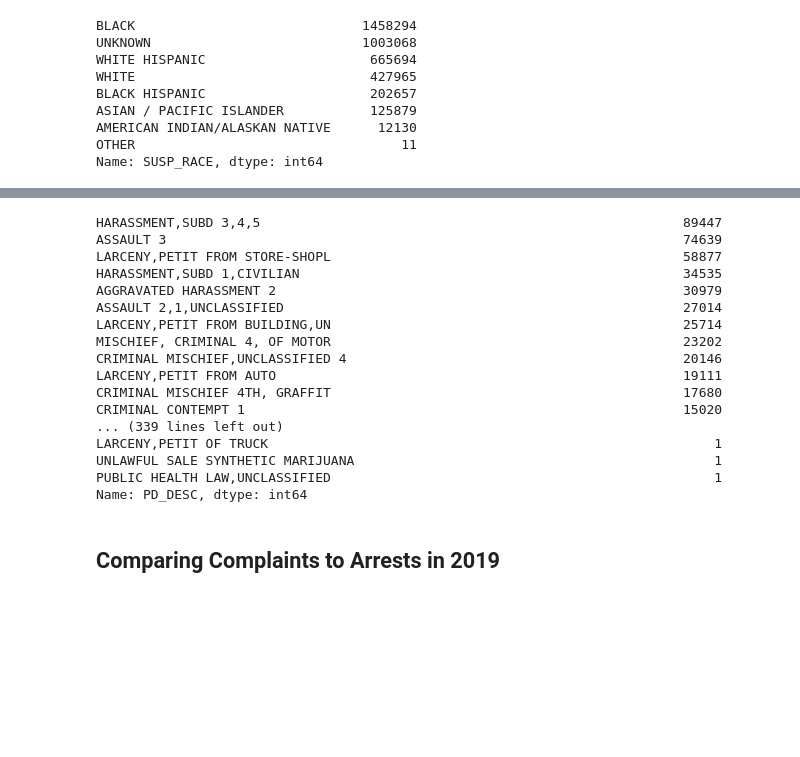
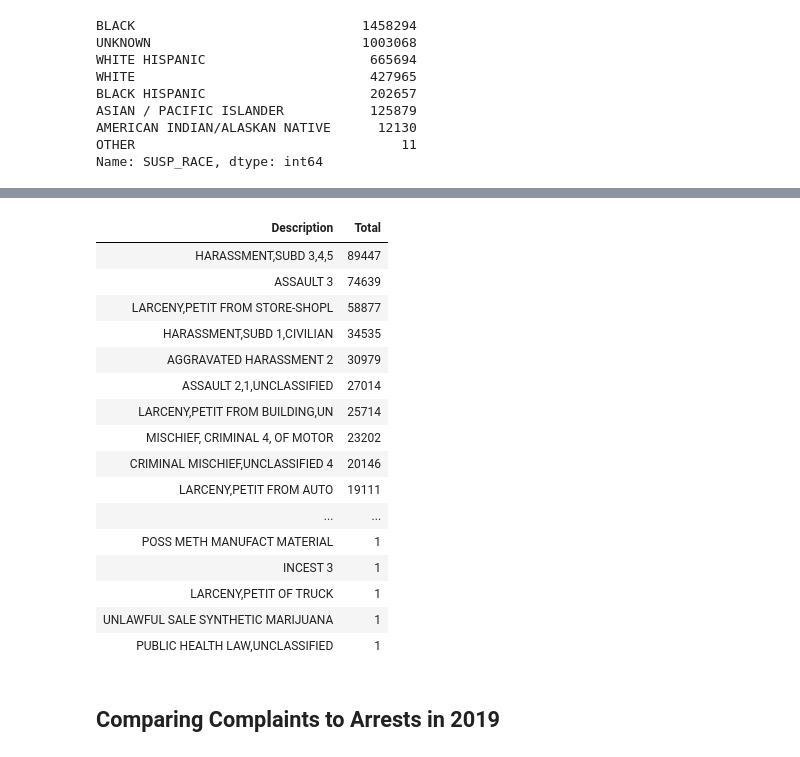
Before and after one commit to antiboredom/notes-on-police-funding, a Jupyter notebook: Exploration.ipynb, the cells around one changed output, grey strips where cells are left out. Drawn from its saved outputs; the diff is of its cells as text; code cells hidden in the pictures; blank space fills up the shorter version.

```diff
--- a/Exploration.ipynb
+++ b/Exploration.ipynb
@@ -292,24 +294,25 @@ Name: OFNS_DESC, dtype: int64
 # %%
 complaint_counts_pd = complaints_2019['PD_DESC'].value_counts()
-complaint_counts_pd
+complaint_counts_pd = complaint_counts_pd.rename_axis('Description').reset_index(name='Total')
+complaint_counts_pd.style.hide_index()
 # %% [output]
-HARASSMENT,SUBD 3,4,5                                                      89447
-ASSAULT 3                                                                  74639
-LARCENY,PETIT FROM STORE-SHOPL                                             58877
-HARASSMENT,SUBD 1,CIVILIAN                                                 34535
-AGGRAVATED HARASSMENT 2                                                    30979
-ASSAULT 2,1,UNCLASSIFIED                                                   27014
-LARCENY,PETIT FROM BUILDING,UN                                             25714
-MISCHIEF, CRIMINAL 4, OF MOTOR                                             23202
-CRIMINAL MISCHIEF,UNCLASSIFIED 4                                           20146
-LARCENY,PETIT FROM AUTO                                                    19111
-CRIMINAL MISCHIEF 4TH, GRAFFIT                                             17680
-CRIMINAL CONTEMPT 1                                                        15020
-... (339 lines left out)
-LARCENY,PETIT OF TRUCK                                                         1
-UNLAWFUL SALE SYNTHETIC MARIJUANA                                              1
-PUBLIC HEALTH LAW,UNCLASSIFIED                                                 1
-Name: PD_DESC, dtype: int64
+| Description | Total |
+| HARASSMENT,SUBD 3,4,5 | 89447 |
+| ASSAULT 3 | 74639 |
+| LARCENY,PETIT FROM STORE-SHOPL | 58877 |
+| HARASSMENT,SUBD 1,CIVILIAN | 34535 |
+| AGGRAVATED HARASSMENT 2 | 30979 |
+| ASSAULT 2,1,UNCLASSIFIED | 27014 |
+| LARCENY,PETIT FROM BUILDING,UN | 25714 |
+| MISCHIEF, CRIMINAL 4, OF MOTOR | 23202 |
+| CRIMINAL MISCHIEF,UNCLASSIFIED 4 | 20146 |
+| LARCENY,PETIT FROM AUTO | 19111 |
+| ... | ... |
+| POSS METH MANUFACT MATERIAL | 1 |
+| INCEST 3 | 1 |
+| LARCENY,PETIT OF TRUCK | 1 |
+| UNLAWFUL SALE SYNTHETIC MARIJUANA | 1 |
+| PUBLIC HEALTH LAW,UNCLASSIFIED | 1 |
 # %% [markdown]
 ## Comparing Complaints to Arrests in 2019
 # %%
```
Also changed, not shown: parts of 2 cells of this notebook, 5 other files.
